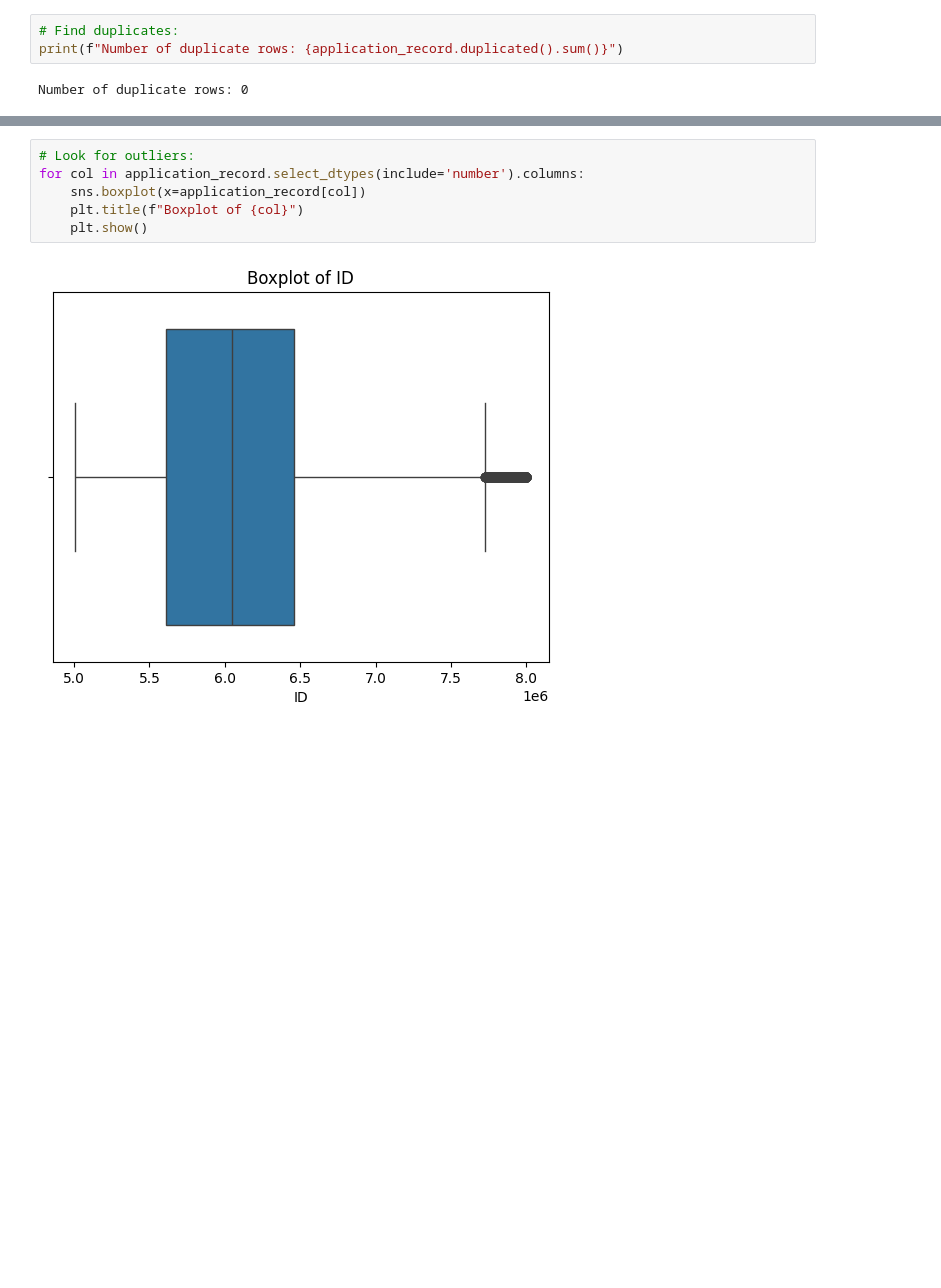
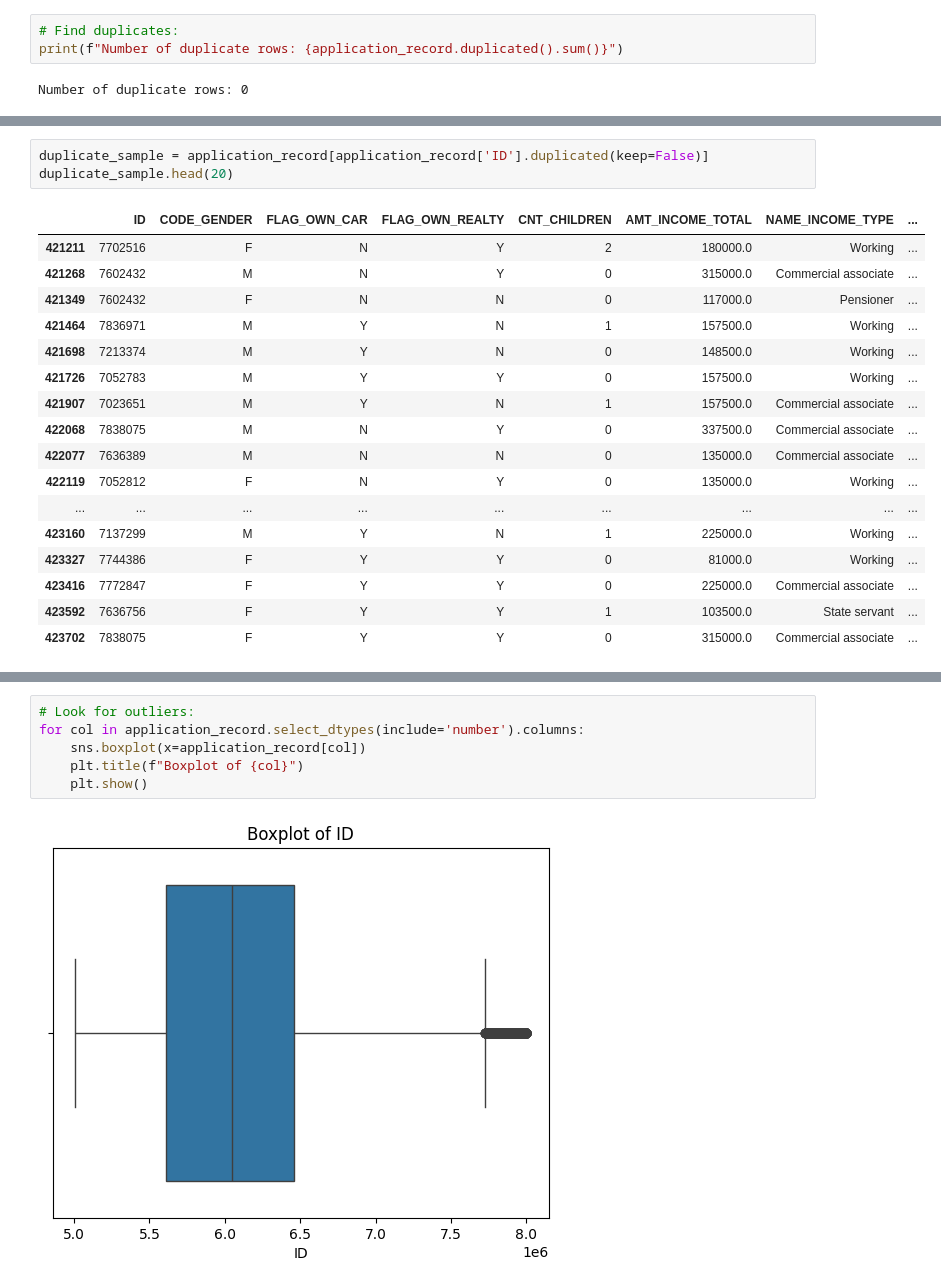
Before and after one commit to shahdcode/Credit-Card-Approval-Prediction, a Jupyter notebook: Preprocessing_Application_Record.ipynb, the cells around one changed output, grey strips where cells are left out. Drawn from its saved outputs; the diff is of its cells as text; blank space fills up the shorter version.

```diff
--- a/Preprocessing_Application_Record.ipynb
+++ b/Preprocessing_Application_Record.ipynb
@@ -177,0 +221,21 @@ Number of duplicate rows: 0
+# %%
+duplicate_sample = application_record[application_record['ID'].duplicated(keep=False)]
+duplicate_sample.head(20)
+# %% [output]
+|  | ID | CODE_GENDER | FLAG_OWN_CAR | FLAG_OWN_REALTY | CNT_CHILDREN | AMT_INCOME_TOTAL | NAME_INCOME_TYPE | ... |
+| 421211 | 7702516 | F | N | Y | 2 | 180000.0 | Working | ... |
+| 421268 | 7602432 | M | N | Y | 0 | 315000.0 | Commercial associate | ... |
+| 421349 | 7602432 | F | N | N | 0 | 117000.0 | Pensioner | ... |
+| 421464 | 7836971 | M | Y | N | 1 | 157500.0 | Working | ... |
+| 421698 | 7213374 | M | Y | N | 0 | 148500.0 | Working | ... |
+| 421726 | 7052783 | M | Y | Y | 0 | 157500.0 | Working | ... |
+| 421907 | 7023651 | M | Y | N | 1 | 157500.0 | Commercial associate | ... |
+| 422068 | 7838075 | M | N | Y | 0 | 337500.0 | Commercial associate | ... |
+| 422077 | 7636389 | M | N | N | 0 | 135000.0 | Commercial associate | ... |
+| 422119 | 7052812 | F | N | Y | 0 | 135000.0 | Working | ... |
+| ... | ... | ... | ... | ... | ... | ... | ... | ... |
+| 423160 | 7137299 | M | Y | N | 1 | 225000.0 | Working | ... |
+| 423327 | 7744386 | F | Y | Y | 0 | 81000.0 | Working | ... |
+| 423416 | 7772847 | F | Y | Y | 0 | 225000.0 | Commercial associate | ... |
+| 423592 | 7636756 | F | Y | Y | 1 | 103500.0 | State servant | ... |
+| 423702 | 7838075 | F | Y | Y | 0 | 315000.0 | Commercial associate | ... |
```
Also changed, not shown: parts of 7 cells of this notebook.
